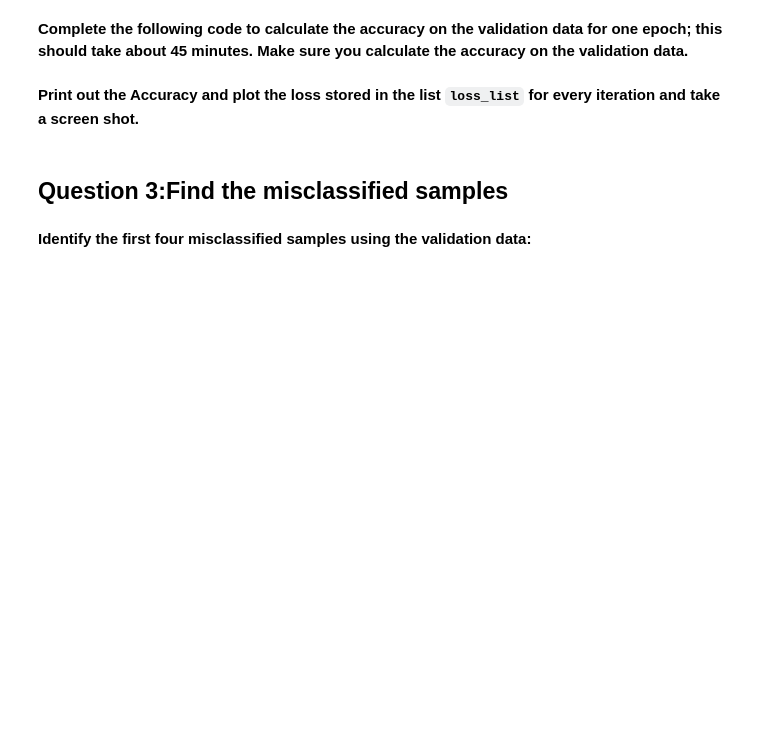
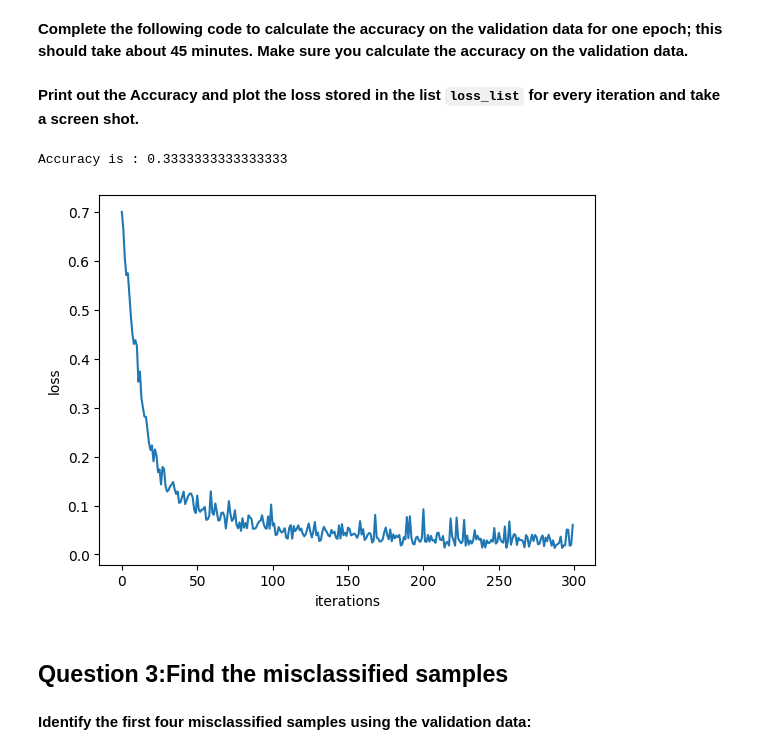
Before and after one commit to jrosilam/IBM-AI-Engineering, a Jupyter notebook: capstoneAI_py/4.1_resnet18_PyTorch.ipynb, the cells around one changed output. Drawn from its saved outputs; the diff is of its cells as text; code cells hidden in the pictures; blank space fills up the shorter version.

Commit message:
something wrong with training i think

```diff
--- a/capstoneAI_py/4.1_resnet18_PyTorch.ipynb
+++ b/capstoneAI_py/4.1_resnet18_PyTorch.ipynb
@@ -180,6 +160,8 @@ model.parameters
 <code>resnet18</code> is used to classify 1000 different objects; as a result, the last layer has 1000 outputs.  The 512 inputs come from the fact that the previously hidden layer has 512 outputs.
 # %% [markdown]
 <b>Step 3</b>: Replace the output layer <code>model.fc</code> of the neural network with a <code>nn.Linear</code> object, to classify 2 different classes. For the parameters <code>in_features </code> remember the last hidden layer has 512 neurons.
+# %%
+model.fc = nn.Linear(512, 2)
 # %% [markdown]
 Print out the model in order to show whether you get the correct answer.<br> <b>(Your peer reviewer is going to mark based on what you print here.)</b>
 # %%
@@ -197,5 +196,8 @@ In this question you will train your, model:
 # %% [markdown]
 <b>Step 2</b>: Create a training loader and validation loader object, the batch size should have 100 samples each.
+# %%
+train_loader = torch.utils.data.DataLoader(dataset=train_dataset,batch_size=100)
+validation_loader = torch.utils.data.DataLoader(dataset=validation_dataset,batch_size=100)
 # %% [markdown]
 <b>Step 3</b>: Use the following optimizer to minimize the loss
 # %%
@@ -205,45 +207,45 @@ optimizer = torch.optim.Adam([parameters for parameters in model.parameters() if
 # %% [markdown]
 **Complete the following code to calculate  the accuracy on the validation data for one epoch; this should take about 45 minutes. Make sure you calculate the accuracy on the validation data.**
 # %%
+size_of_image=3*227*227
 n_epochs=1
 loss_list=[]
 accuracy_list=[]
 correct=0
-N_test=len(validation_dataset)
-N_train=len(train_dataset)
+N_test=len(train_loader)
+N_train=len(validation_loader)
 start_time = time.time()
-#n_epochs
+loss=0
 
-Loss=0
 start_time = time.time()
 for epoch in range(n_epochs):
     for x, y in train_loader:
 
         model.train()
-        #clear gradient
-
-        #make a prediction
-
+        # clear gradient
+        optimizer.zero_grad()
+        # make a prediction
+        z = model(x)
+        # z = model(x.view(-1, 512))
         # calculate loss
-
+        loss = criterion(z, y)
         # calculate gradients of parameters
-
+        loss.backward()
         # update parameters
-
+        optimizer.step()
         loss_list.append(loss.data)
     correct=0
     for x_test, y_test in validation_loader:
         # set model to eval
-
+        model.eval()
         #make a prediction
-
+        z = model(x_test)
+        # z = model(x_test.view(-1, 512))
         #find max
-
-
+        _, y_hat = torch.max(z.data,1)
         #Calculate misclassified  samples in mini-batch
-        #hint +=(yhat==y_test).sum().item()
-
-
+        correct =+ (y_hat == y_test).sum().item()
     accuracy=correct/N_test
+    accuracy_list.append(accuracy)
 # %% [markdown]
 <b>Print out the Accuracy and plot the loss stored in the list <code>loss_list</code> for every iteration and take a screen shot.</b>
@@ -252,8 +252,14 @@ accuracy
+# %%
+print(f"Accuracy is : {accuracy}")
+# %% [output]
+Accuracy is : 0.3333333333333333
 # %%
 plt.plot(loss_list)
-plt.xlabel("iteration")
-plt.ylabel("loss")
+plt.xlabel('iterations')
+plt.ylabel('loss')
 plt.show()
+# %% [output]
+[figure, added]
 # %% [markdown]
 <h2 id="Question_3">Question 3:Find the misclassified samples</h2>
 # %% [markdown]
```
Also changed, not shown: parts of 6 cells of this notebook, 5 other files.
